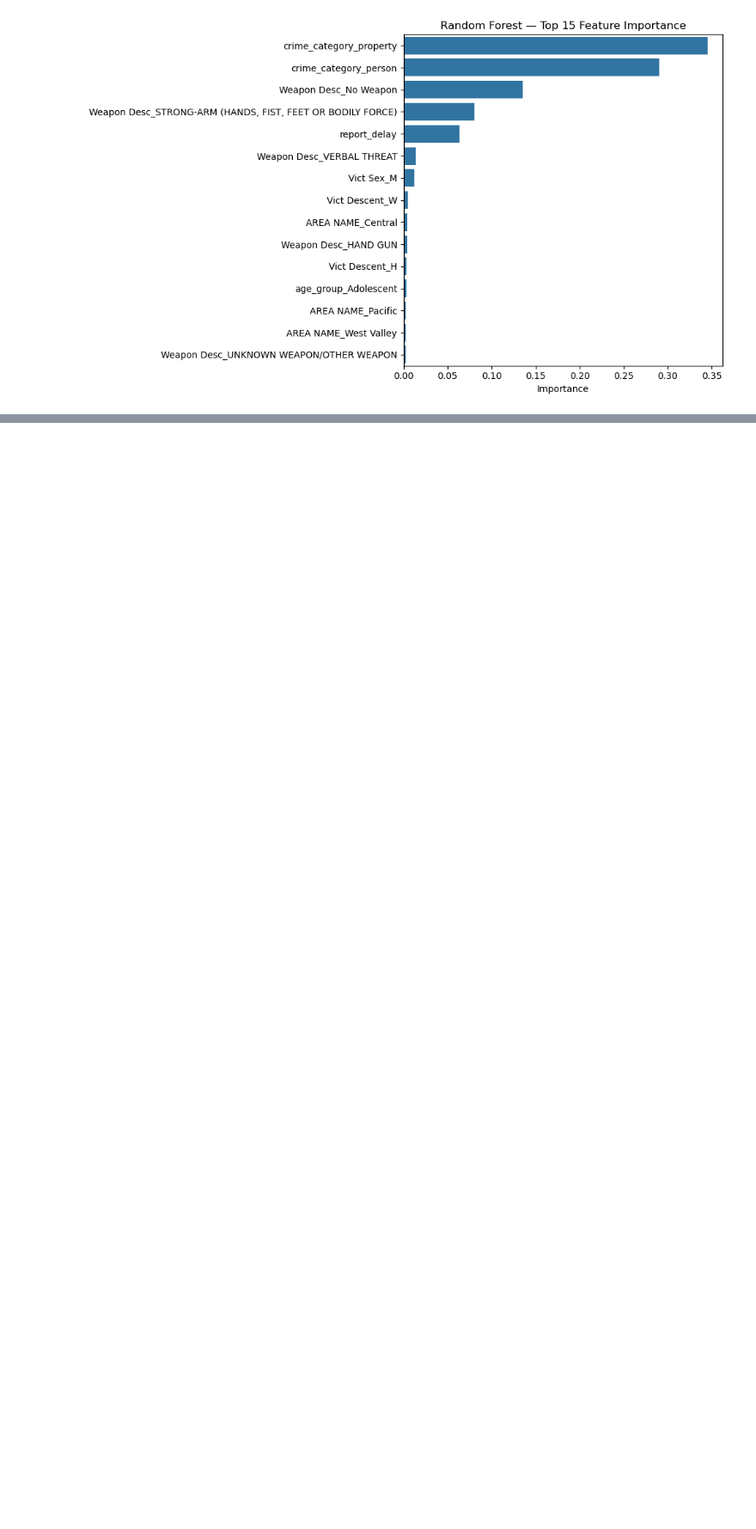
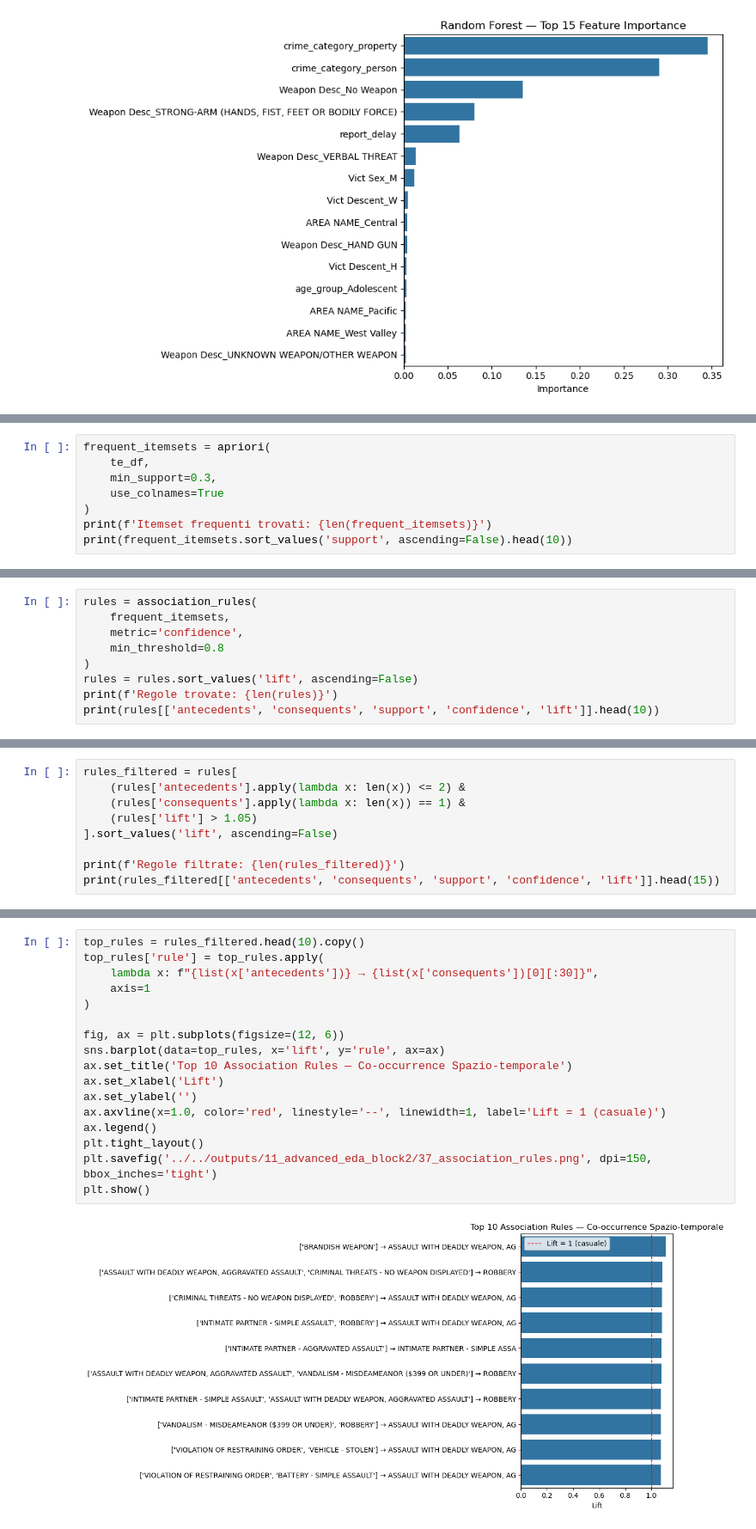
Before and after one commit to AnalystEca/lapd-crime-data, a Jupyter notebook: notebooks/02_analyze/11_advanced_eda_block2.ipynb, the cells around one changed output, grey strips where cells are left out. Shown at 86% size. Drawn from its saved outputs; the diff is of its cells as text; blank space fills up the shorter version.

```diff
--- a/notebooks/02_analyze/11_advanced_eda_block2.ipynb
+++ b/notebooks/02_analyze/11_advanced_eda_block2.ipynb
@@ -318,0 +398,8 @@ il grafico ci indica che le variabili piu mportanti per la predizione sono princ
+# %%
+frequent_itemsets = apriori(
+    te_df,
+    min_support=0.3,
+    use_colnames=True
+)
+print(f'Itemset frequenti trovati: {len(frequent_itemsets)}')
+print(frequent_itemsets.sort_values('support', ascending=False).head(10))
@@ -318,0 +419,9 @@ il grafico ci indica che le variabili piu mportanti per la predizione sono princ
+# %%
+rules = association_rules(
+    frequent_itemsets,
+    metric='confidence',
+    min_threshold=0.8
+)
+rules = rules.sort_values('lift', ascending=False)
+print(f'Regole trovate: {len(rules)}')
+print(rules[['antecedents', 'consequents', 'support', 'confidence', 'lift']].head(10))
@@ -318,0 +446,9 @@ il grafico ci indica che le variabili piu mportanti per la predizione sono princ
+# %%
+rules_filtered = rules[
+    (rules['antecedents'].apply(lambda x: len(x)) <= 2) &
+    (rules['consequents'].apply(lambda x: len(x)) == 1) &
+    (rules['lift'] > 1.05)
+].sort_values('lift', ascending=False)
+
+print(f'Regole filtrate: {len(rules_filtered)}')
+print(rules_filtered[['antecedents', 'consequents', 'support', 'confidence', 'lift']].head(15))
@@ -318,0 +473,19 @@ il grafico ci indica che le variabili piu mportanti per la predizione sono princ
+# %%
+top_rules = rules_filtered.head(10).copy()
+top_rules['rule'] = top_rules.apply(
+    lambda x: f"{list(x['antecedents'])} → {list(x['consequents'])[0][:30]}",
+    axis=1
+)
+
+fig, ax = plt.subplots(figsize=(12, 6))
+sns.barplot(data=top_rules, x='lift', y='rule', ax=ax)
+ax.set_title('Top 10 Association Rules — Co-occurrence Spazio-temporale')
+ax.set_xlabel('Lift')
+ax.set_ylabel('')
+ax.axvline(x=1.0, color='red', linestyle='--', linewidth=1, label='Lift = 1 (casuale)')
+ax.legend()
+plt.tight_layout()
+plt.savefig('../../outputs/11_advanced_eda_block2/37_association_rules.png', dpi=150, bbox_inches='tight')
+plt.show()
+# %% [output]
+[figure, added]
```
Also changed, not shown: parts of 12 cells of this notebook, 2 other files.
